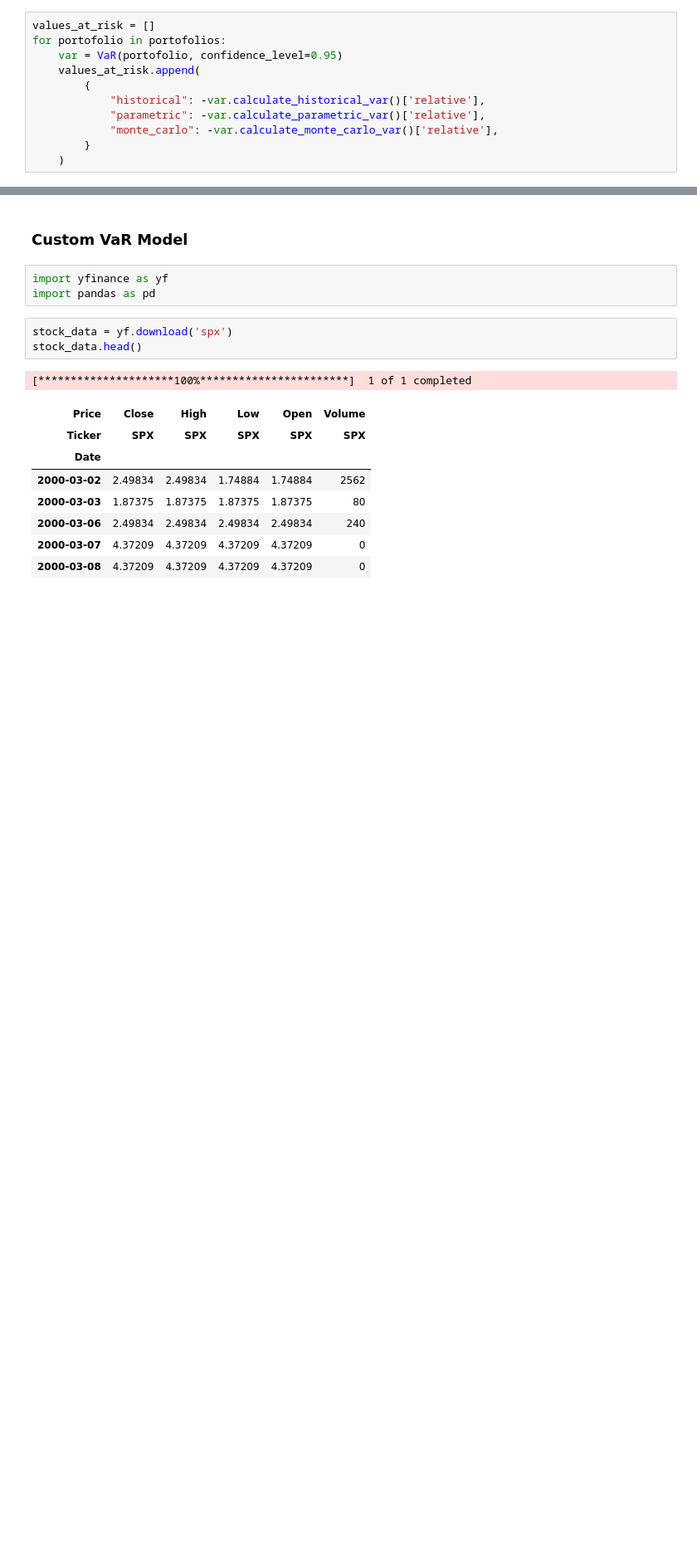
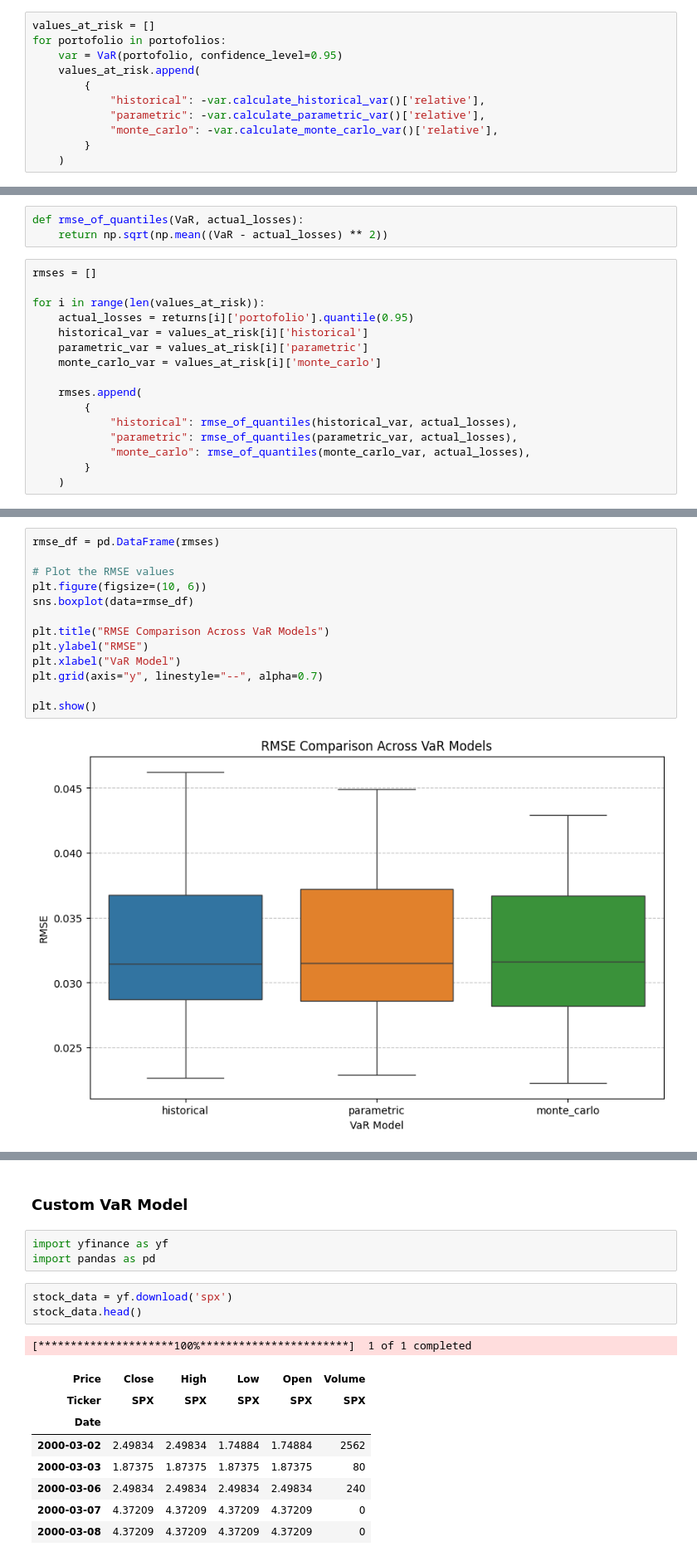
Before and after one commit to mairovitzmario/value-at-risk, a Jupyter notebook: api/research.ipynb, the cells around one changed output, grey strips where cells are left out. Shown at 83% size. Saved outputs shown, nothing was run; the diff lists cells and outputs as text; blank space fills up the shorter version.

```diff
--- a/api/research.ipynb
+++ b/api/research.ipynb
@@ -284,0 +289,19 @@ show_portfolio_distribution_with_vars(returns[index]['portofolio'], values_at_ri
+# %%
+def rmse_of_quantiles(VaR, actual_losses):
+    return np.sqrt(np.mean((VaR - actual_losses) ** 2))
+# %%
+rmses = []
+
+for i in range(len(values_at_risk)):
+    actual_losses = returns[i]['portofolio'].quantile(0.95)
+    historical_var = values_at_risk[i]['historical']
+    parametric_var = values_at_risk[i]['parametric']
+    monte_carlo_var = values_at_risk[i]['monte_carlo']
+
+    rmses.append(
+        {
+            "historical": rmse_of_quantiles(historical_var, actual_losses),
+            "parametric": rmse_of_quantiles(parametric_var, actual_losses),
+            "monte_carlo": rmse_of_quantiles(monte_carlo_var, actual_losses),
+        }
+    )
@@ -284,0 +316,15 @@ show_portfolio_distribution_with_vars(returns[index]['portofolio'], values_at_ri
+# %%
+rmse_df = pd.DataFrame(rmses)
+
+# Plot the RMSE values
+plt.figure(figsize=(10, 6))
+sns.boxplot(data=rmse_df)
+
+plt.title("RMSE Comparison Across VaR Models")
+plt.ylabel("RMSE")
+plt.xlabel("VaR Model")
+plt.grid(axis="y", linestyle="--", alpha=0.7)
+
+plt.show()
+# %% [output]
+[figure, added]
```
Also changed, not shown: parts of 15 cells of this notebook.
